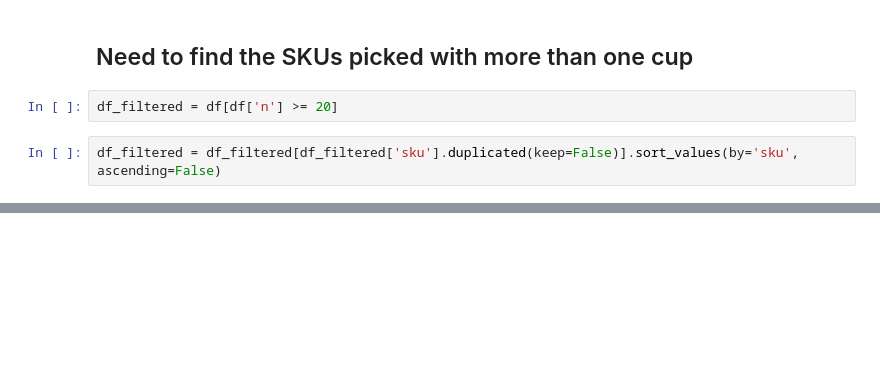
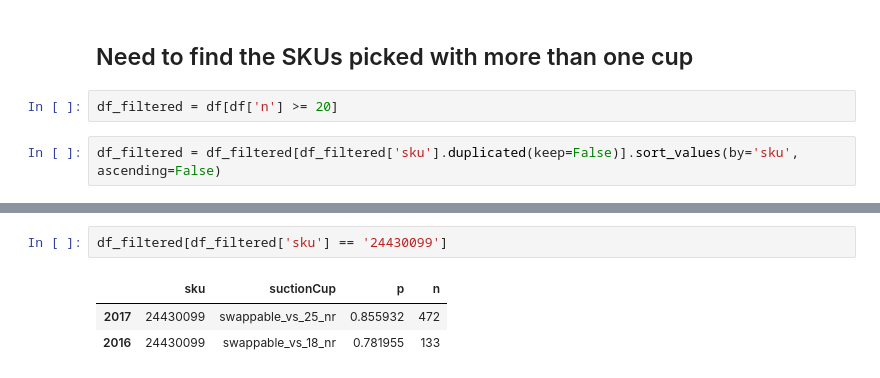
Before and after one commit to YizhiW91/SuctionCupSelector, a Jupyter notebook: PickingDataProcessing.ipynb, the cells around one changed output, grey strips where cells are left out. Cells and saved outputs as stored; diff of their text form; blank space fills up the shorter version.

```diff
--- a/PickingDataProcessing.ipynb
+++ b/PickingDataProcessing.ipynb
@@ -178,0 +193,6 @@ df_filtered
+# %%
+df_filtered[df_filtered['sku'] == '24430099']
+# %% [output]
+|  | sku | suctionCup | p | n |
+| 2017 | 24430099 | swappable_vs_25_nr | 0.855932 | 472 |
+| 2016 | 24430099 | swappable_vs_18_nr | 0.781955 | 133 |
```
Also changed, not shown: parts of 15 cells of this notebook, 3 other files.
